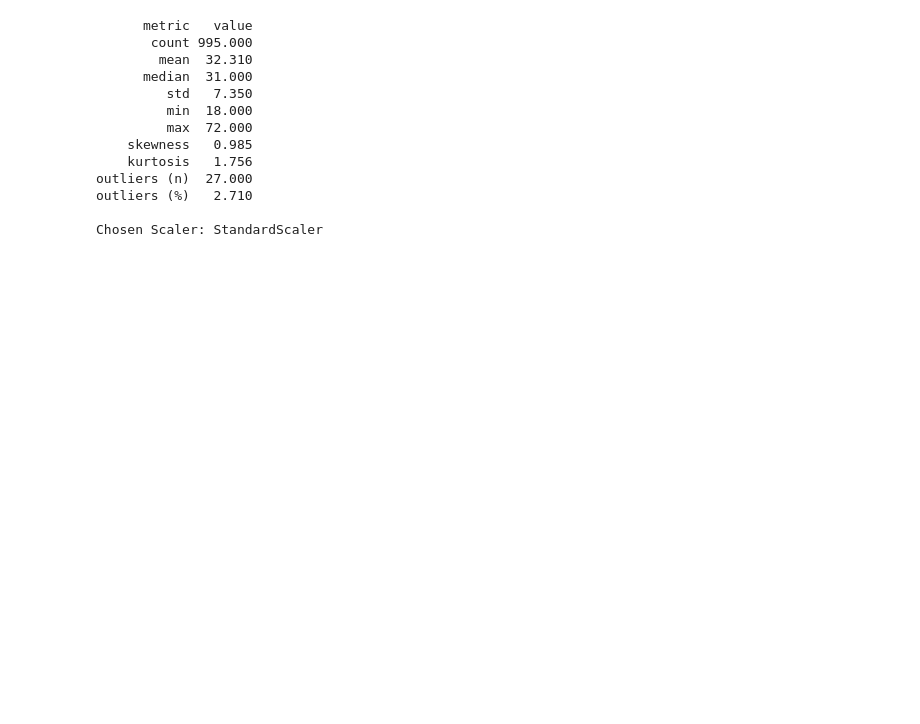
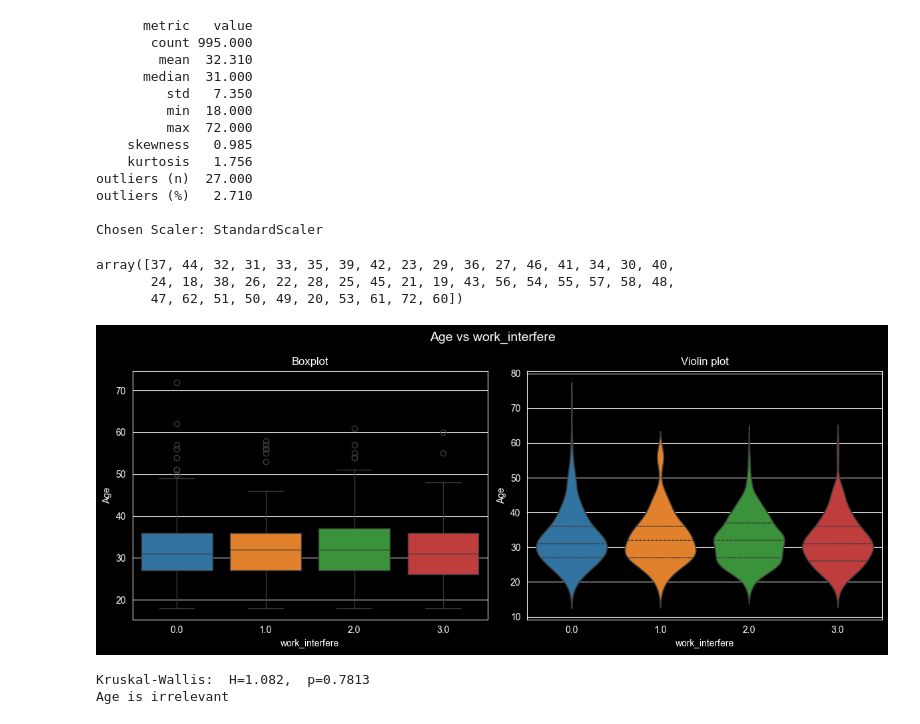
Before and after one commit to bajon1/Classification-pipeline-on-the-Mental-Health, a Jupyter notebook: notebooks/02_eda.ipynb, the cells around one changed output. Cells and saved outputs as stored; diff of their text form; code cells hidden in the pictures; blank space fills up the shorter version.

Commit message:
numerical features response plots, relevance decision

```diff
--- a/notebooks/02_eda.ipynb
+++ b/notebooks/02_eda.ipynb
@@ -370,3 +370,37 @@ outliers (n)  27.000
 outliers (%)   2.710
 
 Chosen Scaler: StandardScaler
+# %%
+series.unique()
+# %% [output]
+array([37, 44, 32, 31, 33, 35, 39, 42, 23, 29, 36, 27, 46, 41, 34, 30, 40,
+       24, 18, 38, 26, 22, 28, 25, 45, 21, 19, 43, 56, 54, 55, 57, 58, 48,
+       47, 62, 51, 50, 49, 20, 53, 61, 72, 60])
+# %%
+fig, (ax1, ax2) = plt.subplots(1, 2, figsize=(12, 5))
+fig.suptitle("Age vs work_interfere", fontsize=14)
+
+sns.boxplot(data=df_eda, x=target_col, y='Age', hue=target_col, palette="tab10", legend=False, ax=ax1,
+            order=sorted(df_eda[target_col].unique()))
+
+ax1.set_title("Boxplot")
+ax1.set_xlabel("work_interfere")
+
+sns.violinplot(data=df_eda, x=target_col, y='Age', hue=target_col, palette="tab10", inner="quartile", legend=False, ax=ax2,
+               order=sorted(df_eda[target_col].unique()))
+ax2.set_title("Violin plot")
+ax2.set_xlabel("work_interfere")
+
+plt.tight_layout()
+plt.show()
+
+# Kruskal-Wallis test
+groups = [df_eda[df_eda[target_col] == cls]['Age']
+          for cls in sorted(df_eda[target_col].unique())]
+stat, p = kruskal(*groups)
+print(f"\nKruskal-Wallis:  H={stat:.3f},  p={p:.4f}")
+print("Age is relevant" if p < 0.05 else "Age is irrelevant")
+# %% [output]
+[figure, added]
+Kruskal-Wallis:  H=1.082,  p=0.7813
+Age is irrelevant
```
Also changed, not shown: parts of 2 cells of this notebook.
